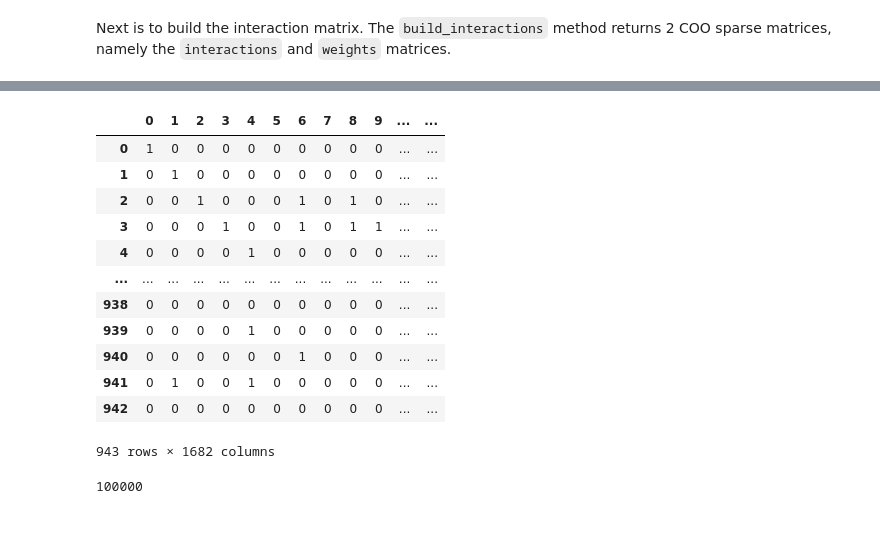
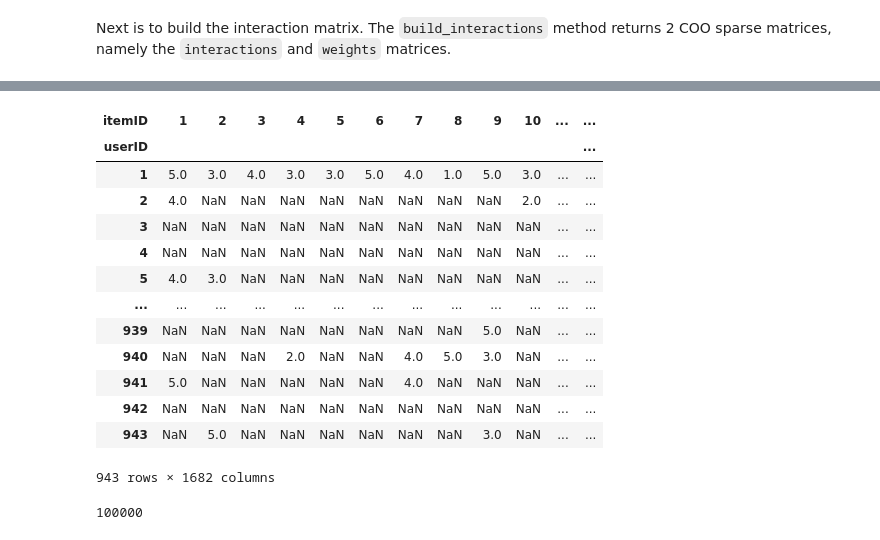
Before and after one commit to DimitriosParaskevopoulos/recommenders, a Jupyter notebook: examples/02_model_collaborative_filtering/lightfm_deep_dive.ipynb, the cells around one changed output, grey strips where cells are left out. Saved outputs shown, nothing was run; the diff lists cells and outputs as text; code cells hidden in the pictures.

Commit message:
More notes in lightfm notebook

```diff
--- a/examples/02_model_collaborative_filtering/lightfm_deep_dive.ipynb
+++ b/examples/02_model_collaborative_filtering/lightfm_deep_dive.ipynb
@@ -206,20 +223,20 @@ Next is to build the interaction matrix. The `build_interactions` method returns
 # %%
-interaction_df = pd.DataFrame(interactions.todense())
-interaction_df
-# TOSEARCH: Are interactions based in interaction matrix? Based on USE+lightfm colab notebook there is no mapping
+# TOSEARCH: Are interactions based in interaction matrix? Based on USE+lightfm colab and this notebook there is no mapping
+pd.pivot_table(data, values='rating', index=['userID'], columns = ['itemID'])
 # %% [output]
-|  | 0 | 1 | 2 | 3 | 4 | 5 | 6 | 7 | 8 | 9 | ... | ... |
-| 0 | 1 | 0 | 0 | 0 | 0 | 0 | 0 | 0 | 0 | 0 | ... | ... |
-| 1 | 0 | 1 | 0 | 0 | 0 | 0 | 0 | 0 | 0 | 0 | ... | ... |
-| 2 | 0 | 0 | 1 | 0 | 0 | 0 | 1 | 0 | 1 | 0 | ... | ... |
-| 3 | 0 | 0 | 0 | 1 | 0 | 0 | 1 | 0 | 1 | 1 | ... | ... |
-| 4 | 0 | 0 | 0 | 0 | 1 | 0 | 0 | 0 | 0 | 0 | ... | ... |
+| itemID | 1 | 2 | 3 | 4 | 5 | 6 | 7 | 8 | 9 | 10 | ... | ... |
+| userID |  |  |  |  |  |  |  |  |  |  |  | ... |
+| 1 | 5.0 | 3.0 | 4.0 | 3.0 | 3.0 | 5.0 | 4.0 | 1.0 | 5.0 | 3.0 | ... | ... |
+| 2 | 4.0 | NaN | NaN | NaN | NaN | NaN | NaN | NaN | NaN | 2.0 | ... | ... |
+| 3 | NaN | NaN | NaN | NaN | NaN | NaN | NaN | NaN | NaN | NaN | ... | ... |
+| 4 | NaN | NaN | NaN | NaN | NaN | NaN | NaN | NaN | NaN | NaN | ... | ... |
+| 5 | 4.0 | 3.0 | NaN | NaN | NaN | NaN | NaN | NaN | NaN | NaN | ... | ... |
 | ... | ... | ... | ... | ... | ... | ... | ... | ... | ... | ... | ... | ... |
-| 938 | 0 | 0 | 0 | 0 | 0 | 0 | 0 | 0 | 0 | 0 | ... | ... |
-| 939 | 0 | 0 | 0 | 0 | 1 | 0 | 0 | 0 | 0 | 0 | ... | ... |
-| 940 | 0 | 0 | 0 | 0 | 0 | 0 | 1 | 0 | 0 | 0 | ... | ... |
-| 941 | 0 | 1 | 0 | 0 | 1 | 0 | 0 | 0 | 0 | 0 | ... | ... |
-| 942 | 0 | 0 | 0 | 0 | 0 | 0 | 0 | 0 | 0 | 0 | ... | ... |
+| 939 | NaN | NaN | NaN | NaN | NaN | NaN | NaN | NaN | 5.0 | NaN | ... | ... |
+| 940 | NaN | NaN | NaN | 2.0 | NaN | NaN | 4.0 | 5.0 | 3.0 | NaN | ... | ... |
+| 941 | 5.0 | NaN | NaN | NaN | NaN | NaN | 4.0 | NaN | NaN | NaN | ... | ... |
+| 942 | NaN | NaN | NaN | NaN | NaN | NaN | NaN | NaN | NaN | NaN | ... | ... |
+| 943 | NaN | 5.0 | NaN | NaN | NaN | NaN | NaN | NaN | 3.0 | NaN | ... | ... |
 943 rows × 1682 columns
 # %%
 interactions.getnnz()
```
Also changed, not shown: parts of 2 cells of this notebook.
